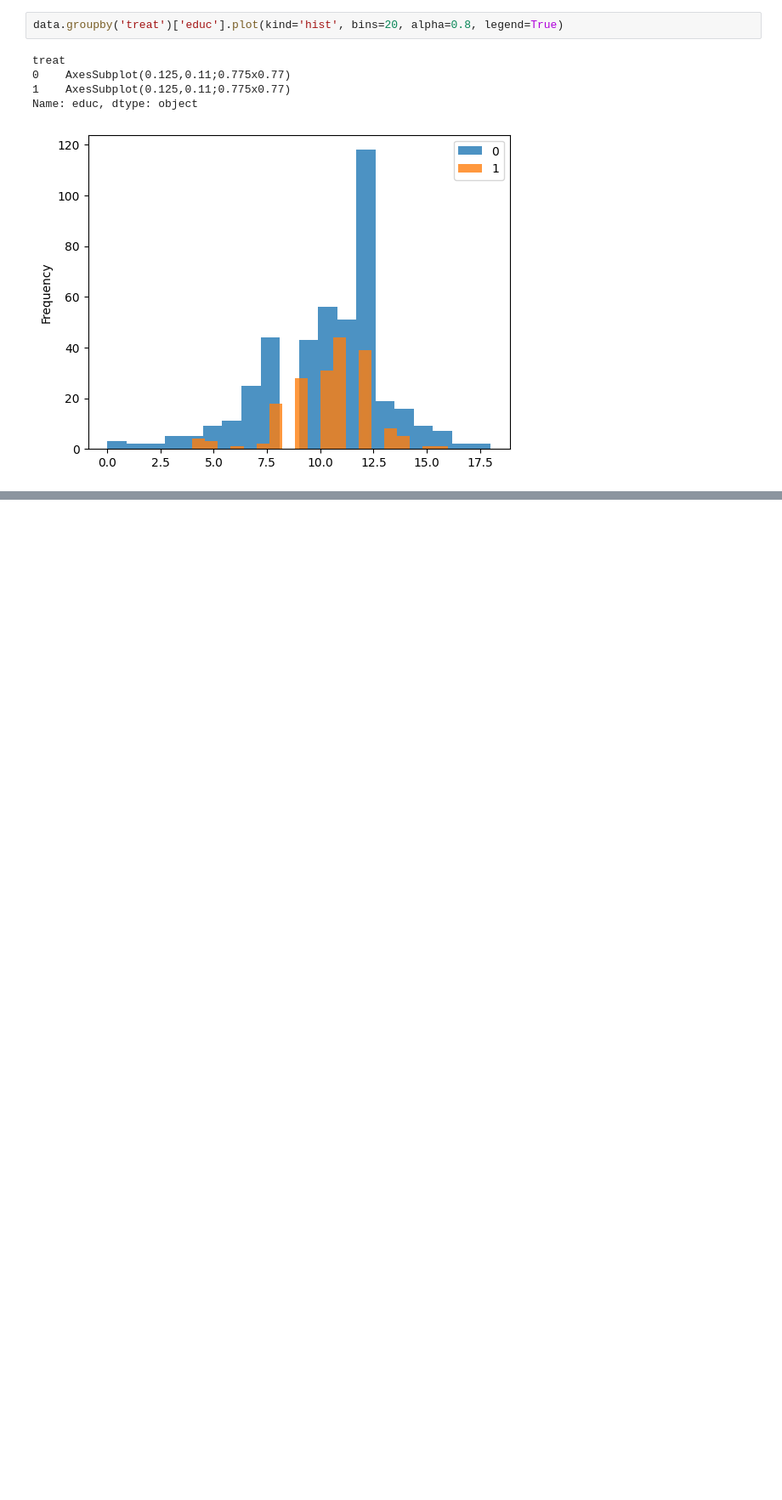
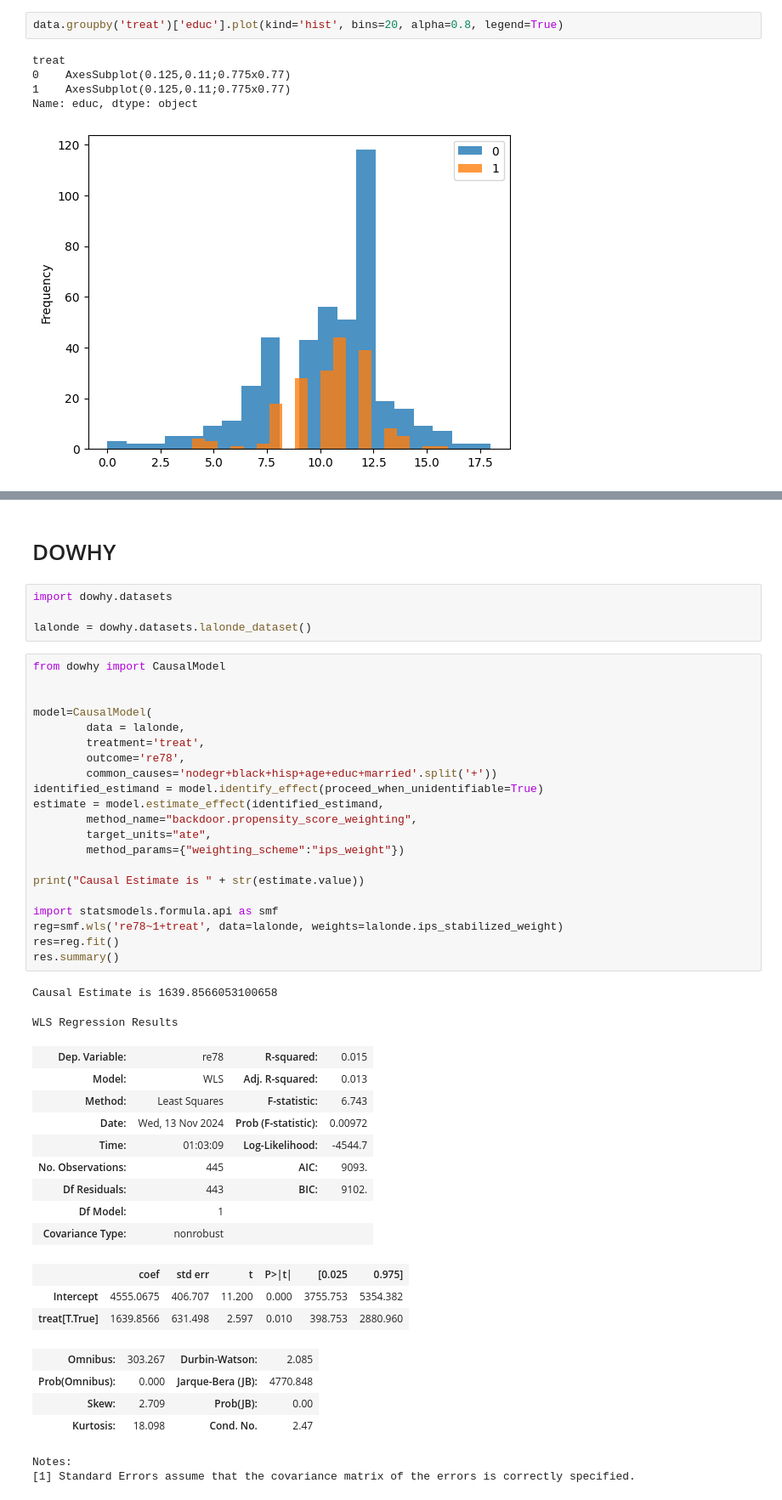
Before and after one commit to sohamchatterjee50/CAUSALITY, a Jupyter notebook: data_analysis.ipynb, the cells around one changed output, grey strips where cells are left out. Shown at 85% size. Drawn from its saved outputs; the diff is of its cells as text; blank space fills up the shorter version.

```diff
--- a/data_analysis.ipynb
+++ b/data_analysis.ipynb
@@ -69,0 +117,48 @@ Name: educ, dtype: object
+# %% [markdown]
+# DOWHY
+# %%
+import dowhy.datasets
+
+lalonde = dowhy.datasets.lalonde_dataset()
+# %%
+from dowhy import CausalModel
+
+
+model=CausalModel(
+        data = lalonde,
+        treatment='treat',
+        outcome='re78',
+        common_causes='nodegr+black+hisp+age+educ+married'.split('+'))
+identified_estimand = model.identify_effect(proceed_when_unidentifiable=True)
+estimate = model.estimate_effect(identified_estimand,
+        method_name="backdoor.propensity_score_weighting",
+        target_units="ate",
+        method_params={"weighting_scheme":"ips_weight"})
+
+print("Causal Estimate is " + str(estimate.value))
+
+import statsmodels.formula.api as smf
+reg=smf.wls('re78~1+treat', data=lalonde, weights=lalonde.ips_stabilized_weight)
+res=reg.fit()
+res.summary()
+# %% [output]
+Causal Estimate is 1639.8566053100658
+WLS Regression Results
+| Dep. Variable: | re78 | R-squared: | 0.015 |
+| Model: | WLS | Adj. R-squared: | 0.013 |
+| Method: | Least Squares | F-statistic: | 6.743 |
+| Date: | Wed, 13 Nov 2024 | Prob (F-statistic): | 0.00972 |
+| Time: | 01:03:09 | Log-Likelihood: | -4544.7 |
+| No. Observations: | 445 | AIC: | 9093. |
+| Df Residuals: | 443 | BIC: | 9102. |
+| Df Model: | 1 |  |  |
+| Covariance Type: | nonrobust |  |  |
+|  | coef | std err | t | P>|t| | [0.025 | 0.975] |
+| Intercept | 4555.0675 | 406.707 | 11.200 | 0.000 | 3755.753 | 5354.382 |
+| treat[T.True] | 1639.8566 | 631.498 | 2.597 | 0.010 | 398.753 | 2880.960 |
+| Omnibus: | 303.267 | Durbin-Watson: | 2.085 |
+| Prob(Omnibus): | 0.000 | Jarque-Bera (JB): | 4770.848 |
+| Skew: | 2.709 | Prob(JB): | 0.00 |
+| Kurtosis: | 18.098 | Cond. No. | 2.47 |
+Notes:
+[1] Standard Errors assume that the covariance matrix of the errors is correctly specified.
```
Also changed, not shown: parts of 8 cells of this notebook.
